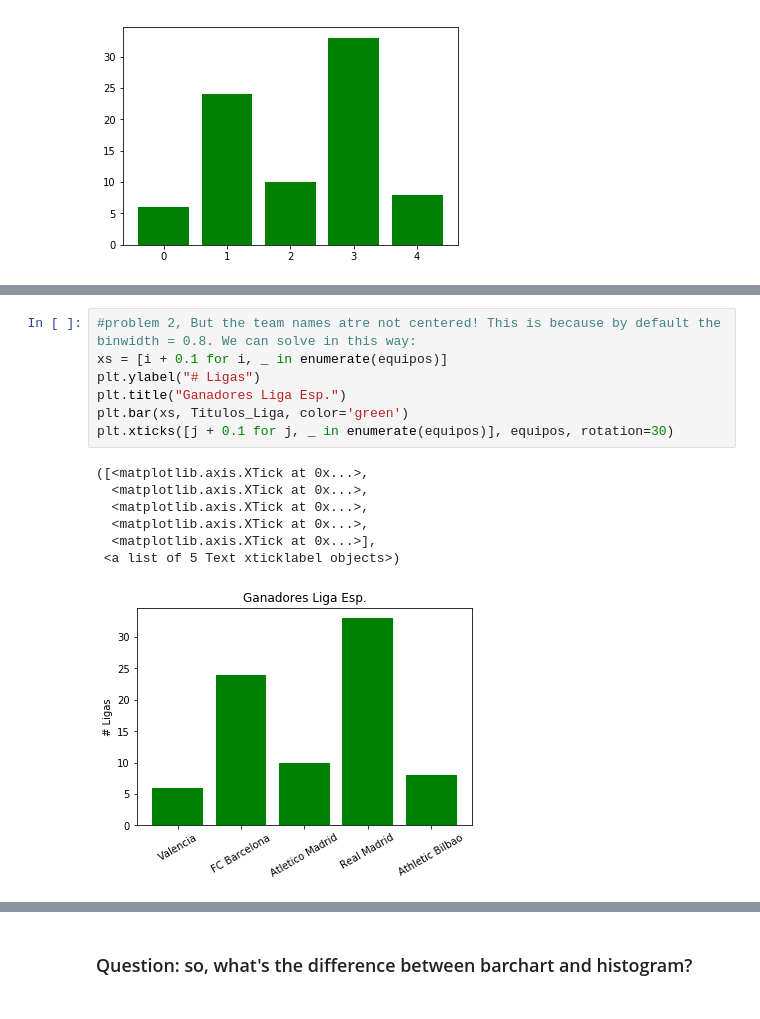
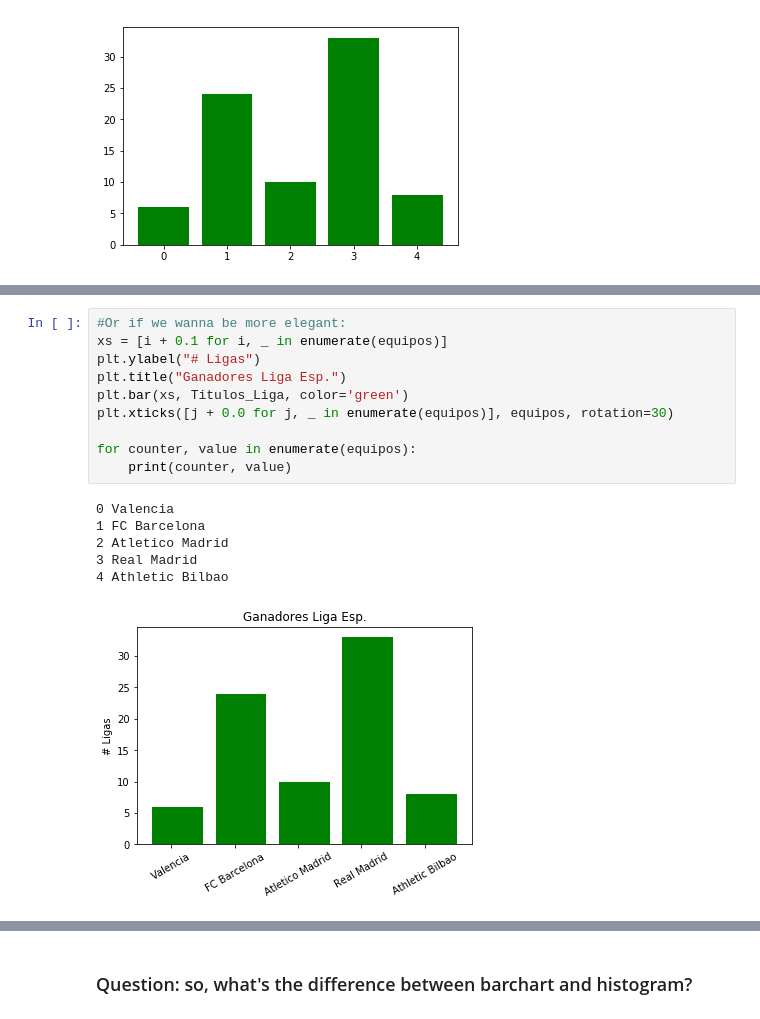
Before and after one commit to Simmetria0/CursoLiberBank_0519, a Jupyter notebook: DataVisualization.ipynb, the cells around one changed output, grey strips where cells are left out. Saved outputs shown, nothing was run; the diff lists cells and outputs as text.

```diff
--- a/DataVisualization.ipynb
+++ b/DataVisualization.ipynb
@@ -153,18 +207,20 @@ plt.xticks([0.1, 1., 2., 3., 4.], equipos, rotation=45)
 # %%
-#problem 2, But the team names atre not centered! This is because by default the binwidth = 0.8. We can solve in this way:
+#Or if we wanna be more elegant:
 xs = [i + 0.1 for i, _ in enumerate(equipos)]
 plt.ylabel("# Ligas")
 plt.title("Ganadores Liga Esp.")
 plt.bar(xs, Titulos_Liga, color='green')
-plt.xticks([j + 0.1 for j, _ in enumerate(equipos)], equipos, rotation=30)
+plt.xticks([j + 0.0 for j, _ in enumerate(equipos)], equipos, rotation=30)
+
+for counter, value in enumerate(equipos):
+    print(counter, value)
 # %% [output]
-([<matplotlib.axis.XTick at 0x...>,
-  <matplotlib.axis.XTick at 0x...>,
-  <matplotlib.axis.XTick at 0x...>,
-  <matplotlib.axis.XTick at 0x...>,
-  <matplotlib.axis.XTick at 0x...>],
- <a list of 5 Text xticklabel objects>)
+0 Valencia
+1 FC Barcelona
+2 Atletico Madrid
+3 Real Madrid
+4 Athletic Bilbao
-[figure, old version]
+[figure, new version]
 # %%
 # (3)Histogran
 import numpy as np
```
Also changed, not shown: parts of 11 cells of this notebook, 1 other file.
